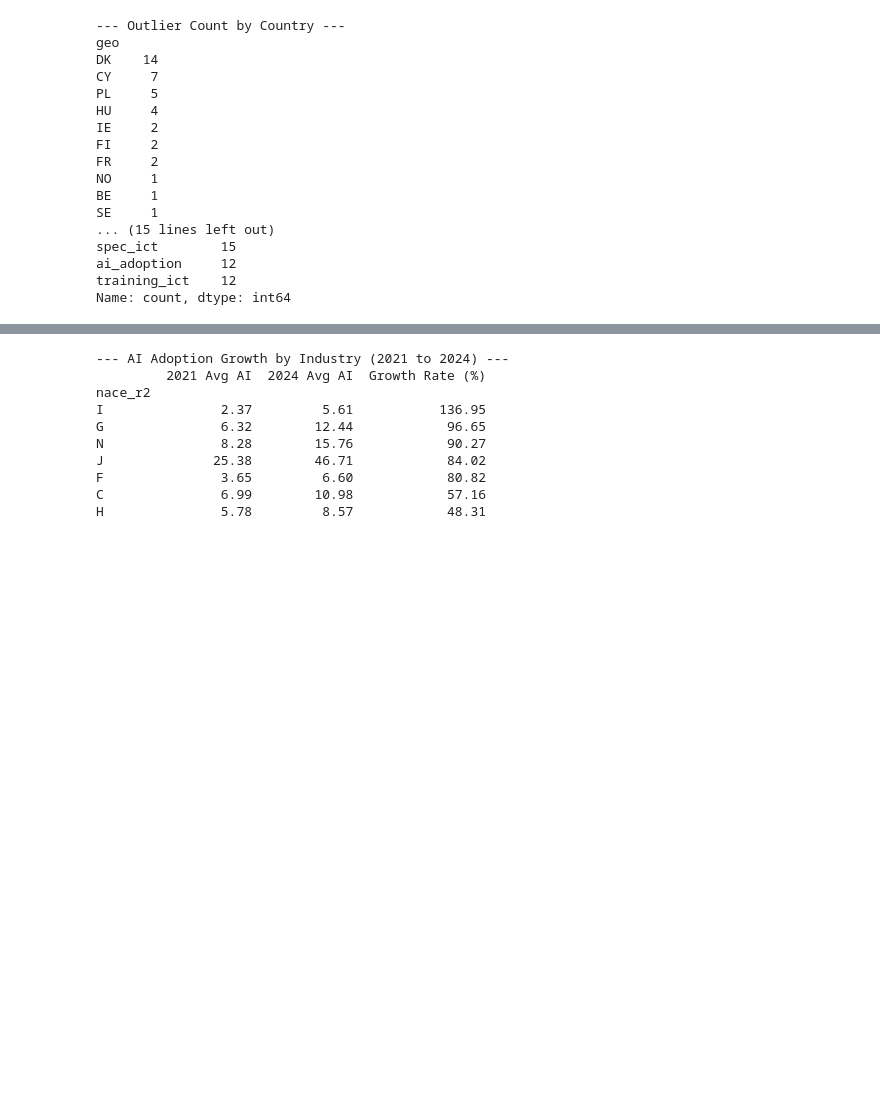
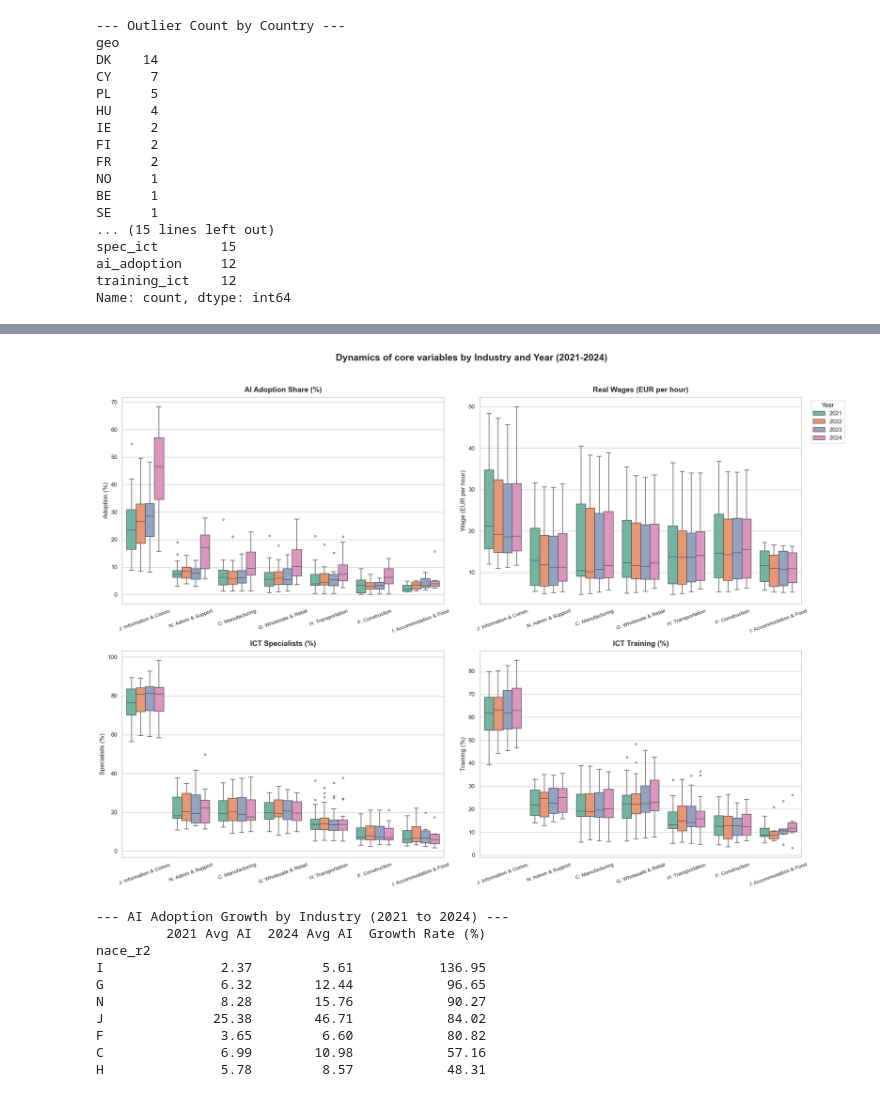
Before and after one commit to Martyniuk-y/Master_thesis, a Jupyter notebook: EDA.ipynb, the cells around one changed output, grey strips where cells are left out. Saved outputs shown, nothing was run; the diff lists cells and outputs as text; code cells hidden in the pictures; blank space fills up the shorter version.

```diff
--- a/EDA.ipynb
+++ b/EDA.ipynb
@@ -418,3 +570,59 @@ I            11.00         3.86      8.38
+# %%
+def plot_core_variables_grid(df):
+    nace_labels = {
+        'C': 'C: Manufacturing', 'F': 'F: Construction', 'G': 'G: Wholesale & Retail',
+        'H': 'H: Transportation', 'I': 'I: Accommodation & Food',
+        'J': 'J: Information & Comm.', 'N': 'N: Admin & Support'
+    }
+    df_plot = df.copy()
+    df_plot['industry_name'] = df_plot['nace_r2'].map(nace_labels)
+
+    variables = [
+        {'col': 'ai_adoption', 'title': 'AI Adoption Share (%)', 'ylabel': 'Adoption (%)'},
+        {'col': 'real_wage', 'title': 'Real Wages (EUR per hour)', 'ylabel': 'Wage (EUR per hour)'},
+        {'col': 'spec_ict', 'title': 'ICT Specialists (%)', 'ylabel': 'Specialists (%)'},
+        {'col': 'training_ict', 'title': 'ICT Training (%)', 'ylabel': 'Training (%)'}
+    ]
+
+    sns.set_theme(style="whitegrid")
+    fig, axes = plt.subplots(2, 2, figsize=(20, 14))
+    axes = axes.flatten()
+
+    order = df_plot.groupby('industry_name')['ai_adoption'].median().sort_values(ascending=False).index
+
+    for i, var_info in enumerate(variables):
+        ax = axes[i]
+
+        sns.boxplot(
+            data=df_plot,
+            x='industry_name',
+            y=var_info['col'],
+            hue='year',
+            order=order,
+            palette='Set2',
+            linewidth=1.2,
+            ax=ax,
+            fliersize=3
+        )
+
+        ax.set_title(var_info['title'], fontsize=14, fontweight='bold', pad=10)
+        ax.set_ylabel(var_info['ylabel'], fontsize=12)
+        ax.set_xlabel('')
+        ax.tick_params(axis='x', rotation=20, labelsize=10)
+
+        if i == 1:
+            ax.legend(title='Year', bbox_to_anchor=(1.02, 1), loc='upper left', frameon=True)
+        else:
+            if ax.get_legend() is not None:
+                ax.get_legend().remove()
+    fig.suptitle("Dynamics of core variables by Industry and Year (2021-2024)",
+                 fontsize=18, fontweight='bold', y=1.02)
+    plt.tight_layout()
+    plt.show()
+
+plot_core_variables_grid(data)
+# %% [output]
+[figure, added]
 # %%
 def calculate_growth_summary(df):
     # Filter for first and last year
```
Also changed, not shown: parts of 37 cells of this notebook, 1 other file.
